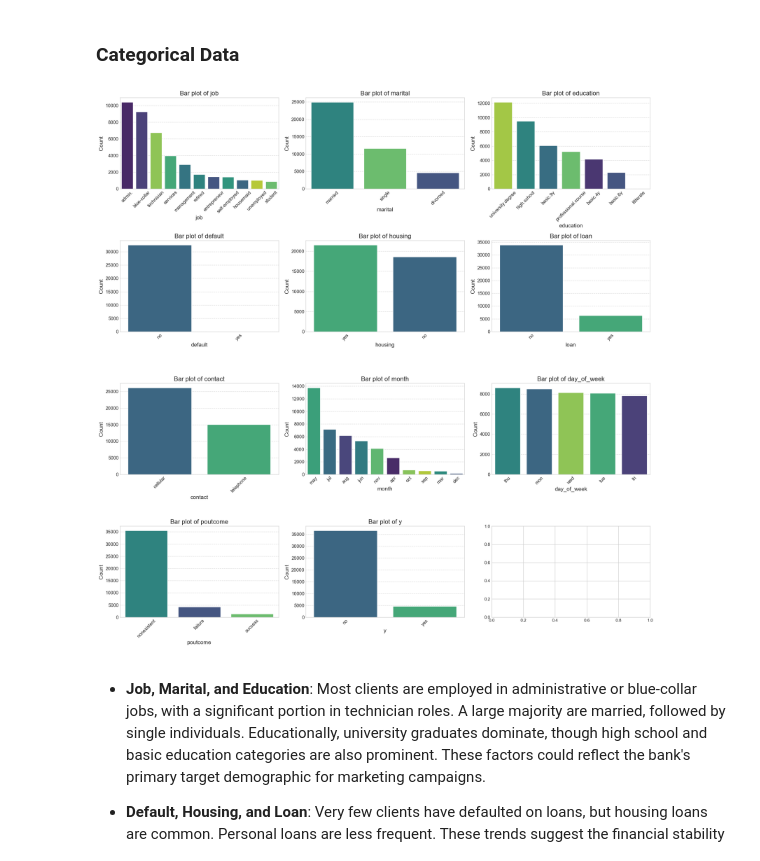
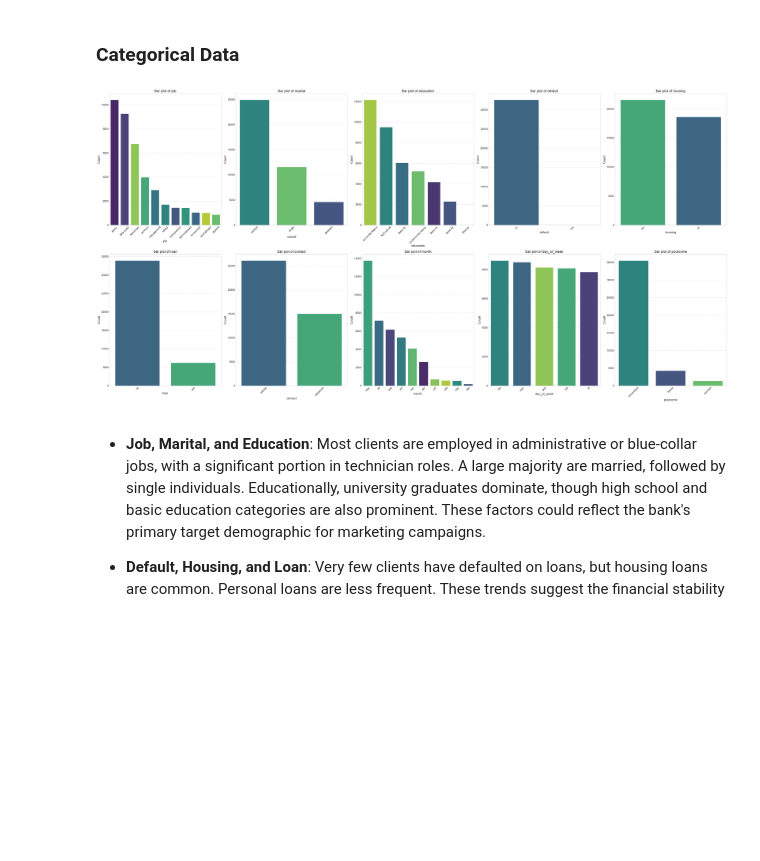
Before and after one commit to SarcasticMatrix/ml-python, a Jupyter notebook: Exploratory analysis & Feature engineering.ipynb, the cells around one changed output. Drawn from its saved outputs; the diff is of its cells as text; code cells hidden in the pictures; blank space fills up the shorter version.

```diff
--- a/Exploratory analysis & Feature engineering.ipynb
+++ b/Exploratory analysis & Feature engineering.ipynb
@@ -256,26 +256,29 @@ plt.show()
 # %% [markdown]
 ### Categorical Data
 # %%
-ncols = 3
-nrows = (len(categorical_cols) // ncols) + 1
-fig, axes = plt.subplots(nrows=nrows, ncols=ncols, figsize=(20, 20))
+ncols = 5
+nrows = (len(categorical_cols) // ncols)
+fig, axes = plt.subplots(nrows=nrows, ncols=ncols, figsize=(40, 20))
 axes = axes.flatten()
 plot_idx = 0
 
 for col in categorical_cols:
+    if col == 'y':
+        continue
+
     sns.countplot(x=data[col], hue=data[col], order=data[col].value_counts().index, palette='viridis', legend=False, ax=axes[plot_idx])
     axes[plot_idx].set_title(f'Bar plot of {col}', fontsize=16)
     axes[plot_idx].set_xlabel(col, fontsize=14)
     axes[plot_idx].set_ylabel('Count', fontsize=14)
     axes[plot_idx].tick_params(axis='x', rotation=45, labelsize=12)
     axes[plot_idx].tick_params(axis='y', labelsize=12)
     axes[plot_idx].grid(axis='y', linestyle='--', alpha=0.7)
     plot_idx += 1
 
 plt.tight_layout()
 plt.show()
 # %% [output]
-[figure, old version]
+[figure, new version]
 # %% [markdown]
 - **Job, Marital, and Education**: Most clients are employed in administrative or blue-collar jobs, with a significant portion in technician roles. A large majority are married, followed by single individuals. Educationally, university graduates dominate, though high school and basic education categories are also prominent. These factors could reflect the bank's primary target demographic for marketing campaigns.
 
```
Also changed, not shown: parts of 1 cell of this notebook.
